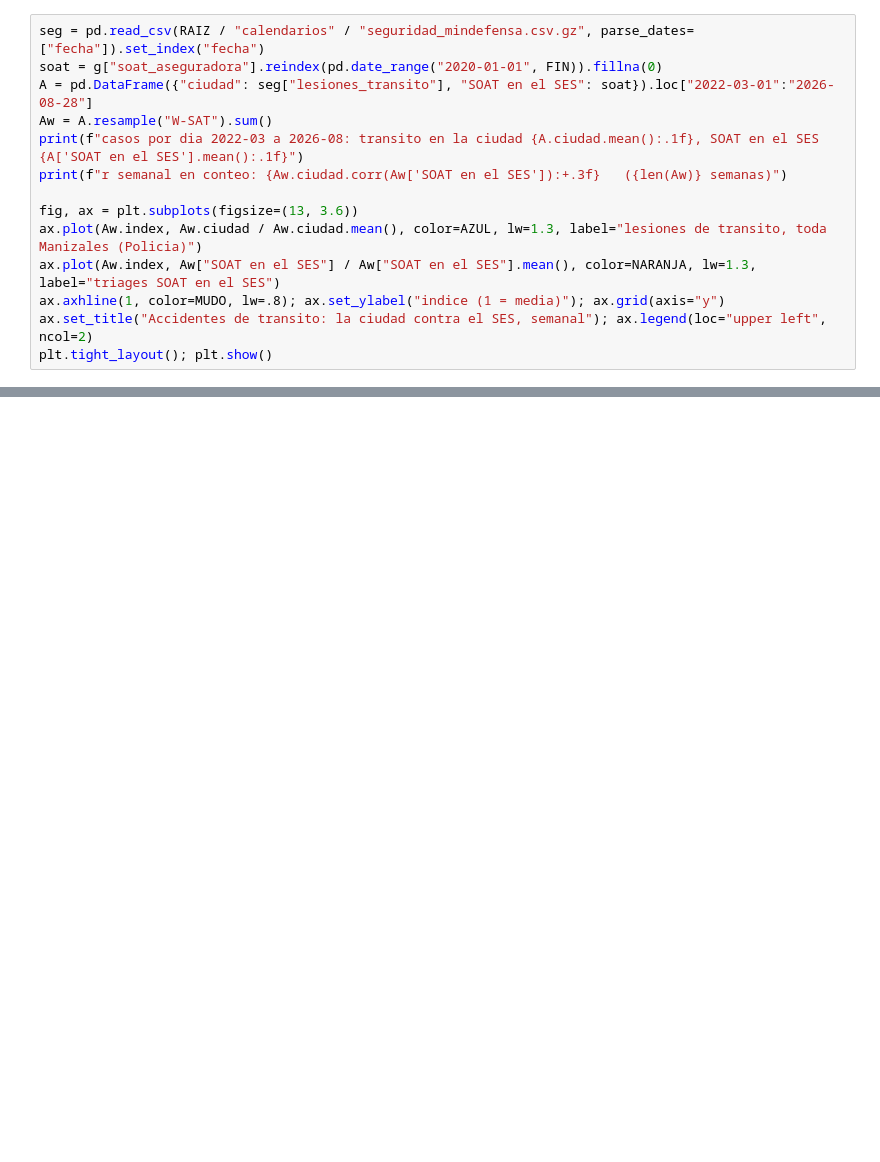
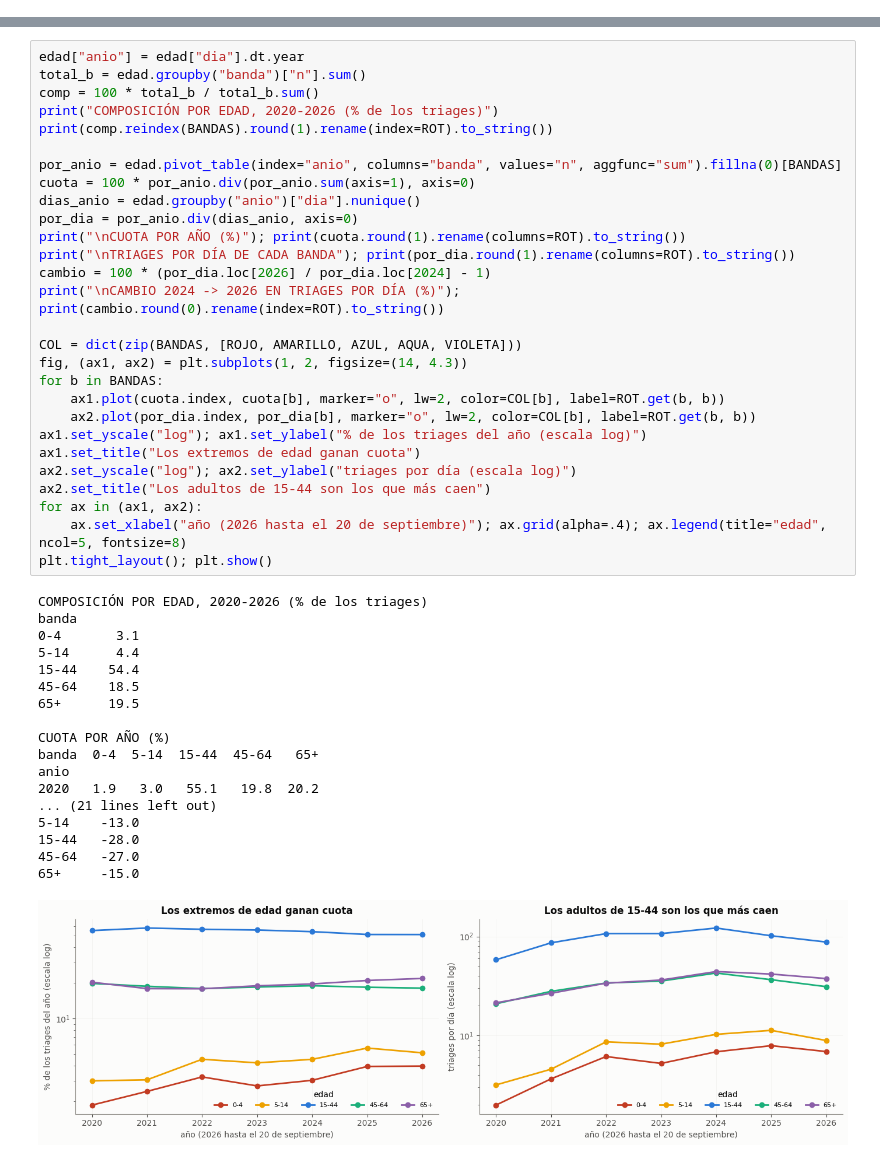
Before and after one commit to SebastianGuerr/puebas, a Jupyter notebook: notebooks/02_el_hospital.ipynb, the cells around one changed output, grey strips where cells are left out. Saved outputs shown, nothing was run; the diff lists cells and outputs as text; blank space fills up the shorter version.

```diff
--- a/notebooks/02_el_hospital.ipynb
+++ b/notebooks/02_el_hospital.ipynb
@@ -727,14 +0,0 @@ Con el corte común del 20-sep Nueva EPS da 58,3 %; el resto no cambia.
-# %%
-seg = pd.read_csv(RAIZ / "calendarios" / "seguridad_mindefensa.csv.gz", parse_dates=["fecha"]).set_index("fecha")
-soat = g["soat_aseguradora"].reindex(pd.date_range("2020-01-01", FIN)).fillna(0)
-A = pd.DataFrame({"ciudad": seg["lesiones_transito"], "SOAT en el SES": soat}).loc["2022-03-01":"2026-08-28"]
-Aw = A.resample("W-SAT").sum()
-print(f"casos por dia 2022-03 a 2026-08: transito en la ciudad {A.ciudad.mean():.1f}, SOAT en el SES {A['SOAT en el SES'].mean():.1f}")
-print(f"r semanal en conteo: {Aw.ciudad.corr(Aw['SOAT en el SES']):+.3f}   ({len(Aw)} semanas)")
-
-fig, ax = plt.subplots(figsize=(13, 3.6))
-ax.plot(Aw.index, Aw.ciudad / Aw.ciudad.mean(), color=AZUL, lw=1.3, label="lesiones de transito, toda Manizales (Policia)")
-ax.plot(Aw.index, Aw["SOAT en el SES"] / Aw["SOAT en el SES"].mean(), color=NARANJA, lw=1.3, label="triages SOAT en el SES")
-ax.axhline(1, color=MUDO, lw=.8); ax.set_ylabel("indice (1 = media)"); ax.grid(axis="y")
-ax.set_title("Accidentes de transito: la ciudad contra el SES, semanal"); ax.legend(loc="upper left", ncol=2)
-plt.tight_layout(); plt.show()
@@ -1061,0 +130,47 @@ pediátrica es fuerte; en Manizales no hace calor.
+# %%
+edad["anio"] = edad["dia"].dt.year
+total_b = edad.groupby("banda")["n"].sum()
+comp = 100 * total_b / total_b.sum()
+print("COMPOSICIÓN POR EDAD, 2020-2026 (% de los triages)")
+print(comp.reindex(BANDAS).round(1).rename(index=ROT).to_string())
+
+por_anio = edad.pivot_table(index="anio", columns="banda", values="n", aggfunc="sum").fillna(0)[BANDAS]
+cuota = 100 * por_anio.div(por_anio.sum(axis=1), axis=0)
+dias_anio = edad.groupby("anio")["dia"].nunique()
+por_dia = por_anio.div(dias_anio, axis=0)
+print("\nCUOTA POR AÑO (%)"); print(cuota.round(1).rename(columns=ROT).to_string())
+print("\nTRIAGES POR DÍA DE CADA BANDA"); print(por_dia.round(1).rename(columns=ROT).to_string())
+cambio = 100 * (por_dia.loc[2026] / por_dia.loc[2024] - 1)
+print("\nCAMBIO 2024 -> 2026 EN TRIAGES POR DÍA (%)"); print(cambio.round(0).rename(index=ROT).to_string())
+
+COL = dict(zip(BANDAS, [ROJO, AMARILLO, AZUL, AQUA, VIOLETA]))
+fig, (ax1, ax2) = plt.subplots(1, 2, figsize=(14, 4.3))
+for b in BANDAS:
+    ax1.plot(cuota.index, cuota[b], marker="o", lw=2, color=COL[b], label=ROT.get(b, b))
+    ax2.plot(por_dia.index, por_dia[b], marker="o", lw=2, color=COL[b], label=ROT.get(b, b))
+ax1.set_yscale("log"); ax1.set_ylabel("% de los triages del año (escala log)")
+ax1.set_title("Los extremos de edad ganan cuota")
+ax2.set_yscale("log"); ax2.set_ylabel("triages por día (escala log)")
+ax2.set_title("Los adultos de 15-44 son los que más caen")
+for ax in (ax1, ax2):
+    ax.set_xlabel("año (2026 hasta el 20 de septiembre)"); ax.grid(alpha=.4); ax.legend(title="edad", ncol=5, fontsize=8)
+plt.tight_layout(); plt.show()
+# %% [output]
+COMPOSICIÓN POR EDAD, 2020-2026 (% de los triages)
+banda
+0-4       3.1
+5-14      4.4
+15-44    54.4
+45-64    18.5
+65+      19.5
+
+CUOTA POR AÑO (%)
+banda  0-4  5-14  15-44  45-64   65+
+anio
+2020   1.9   3.0   55.1   19.8  20.2
+... (21 lines left out)
+5-14    -13.0
+15-44   -28.0
+45-64   -27.0
+65+     -15.0
+[figure, added]
```
Also changed, not shown: parts of 72 cells of this notebook, 28 other files.
